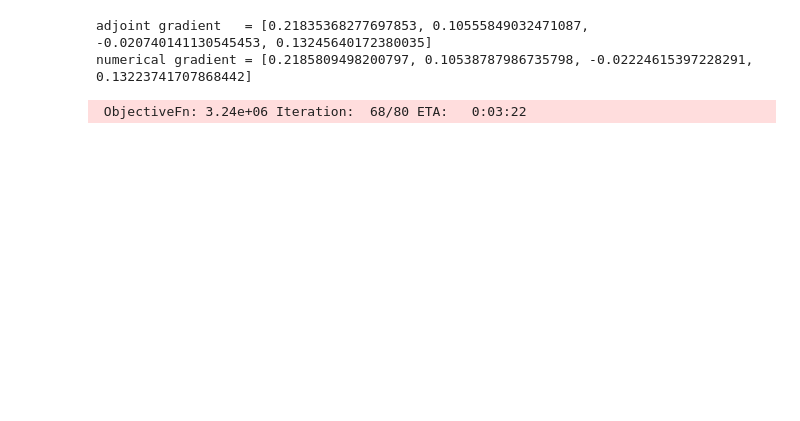
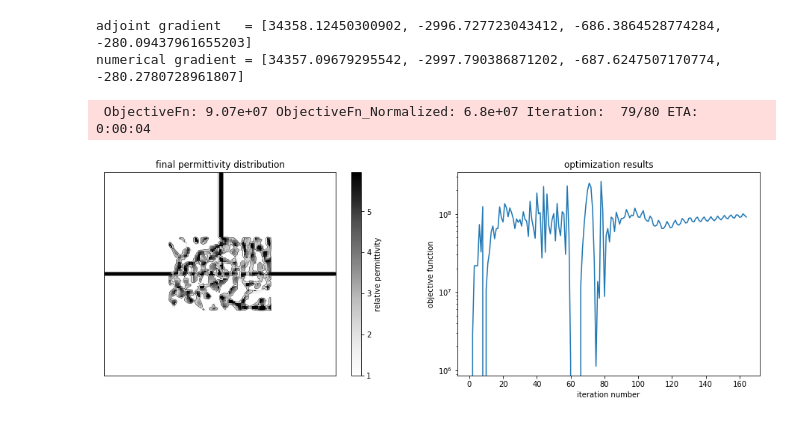
Before and after one commit to fancompute/angler, a Jupyter notebook: Notebooks/orthoport.ipynb, the cells around one changed output. Saved outputs shown, nothing was run; the diff lists cells and outputs as text; code cells hidden in the pictures; blank space fills up the shorter version.

```diff
--- a/Notebooks/orthoport.ipynb
+++ b/Notebooks/orthoport.ipynb
@@ -151,42 +140,42 @@ def J(e, e_nl, eps):
         Working on this.
         MAKE SURE YOU USE npa. instead of np.   !!!
     """
-    Binary_Penalty = 1e-1
-    BOOST = 1e8
+    BOOST = 1e10
     linear_right =     1*npa.sum(npa.square(npa.abs(e))*J_right)
     linear_left =     -1*npa.sum(npa.square(npa.abs(e))*J_left)
     nonlinear_right = -1*npa.sum(npa.square(npa.abs(e_nl))*J_right)
     nonlinear_left =   1*npa.sum(npa.square(npa.abs(e_nl))*J_left)
     objfn = (linear_right + linear_left + nonlinear_right + nonlinear_left)/2
-    objfn_binary = objfn - Binary_Penalty*npa.sum(npa.square(eps*design_region - npa.ones(eps.shape))*npa.square(eps*design_region - eps_m*npa.ones(eps.shape))) / Nx / Ny
     return objfn / SCALE * BOOST
 # %%
 # make optimization object and check derivatives
-optimization = Optimization(J=J, Nsteps=80, eps_max=eps_m, field_start='linear', nl_solver='newton')
+optimization = Optimization(J=J, Nsteps=80, eps_max=eps_m, field_start='linear', nl_solver='newton', max_ind_shift=max_ind_shift)
 
 # check the derivatives (note, full derivatives are checked, linear and nonlinear no longer separate)
 (grad_avm, grad_num) = optimization.check_deriv(simulation, design_region, Npts=4)
 print('adjoint gradient   = {}\nnumerical gradient = {}'.format(grad_avm, grad_num))
 # %% [output]
-adjoint gradient   = [0.21835368277697853, 0.10555849032471087, -0.020740141130545453, 0.13245640172380035]
-numerical gradient = [0.2185809498200797, 0.10538787986735798, -0.02224615397228291, 0.13223741707868442]
+adjoint gradient   = [34358.12450300902, -2996.727723043412, -686.3864528774284, -280.09437961655203]
+numerical gradient = [34357.09679295542, -2997.790386871202, -687.6247507170774, -280.2780728961807]
 # %%
 # run the optimization with the simulation and the region and nonlinearity information
-new_eps = optimization.run(simulation, design_region, method='lbfgs')
+# new_eps = optimization.run(simulation, design_region, method='lbfgs')
 # new_eps = optimization.run(simulation, design_region, method='gd', step_size=1e3)
-# new_eps = optimization.run(simulation, design_region, method='adam', step_size=1e-2, beta1=0.9, beta2=.999)
+new_eps = optimization.run(simulation, design_region, method='adam', step_size=1e-2, beta1=0.9, beta2=.999)
 # %% [output]
- ObjectiveFn: 3.24e+06 Iteration:  68/80 ETA:   0:03:22
+ ObjectiveFn: 9.07e+07 ObjectiveFn_Normalized: 6.8e+07 Iteration:  79/80 ETA:   0:00:04
 # %%
 # plot optimization results
 f, (ax1, ax2) = plt.subplots(1, 2, figsize=(16,5))
 
 simulation.plt_eps(ax=ax1)
 ax1.set_title('final permittivity distribution')
 
-optimization.plt_objs(ax=ax2)
+optimization.plt_objs(ax=ax2, norm='po1wer')
 ax2.set_yscale('log')
 plt.show()
+# %% [output]
+[figure, added]
 # %%
 # compare the linear and nonlinear fields
 
```
Also changed, not shown: parts of 12 cells of this notebook, 6 other files.
